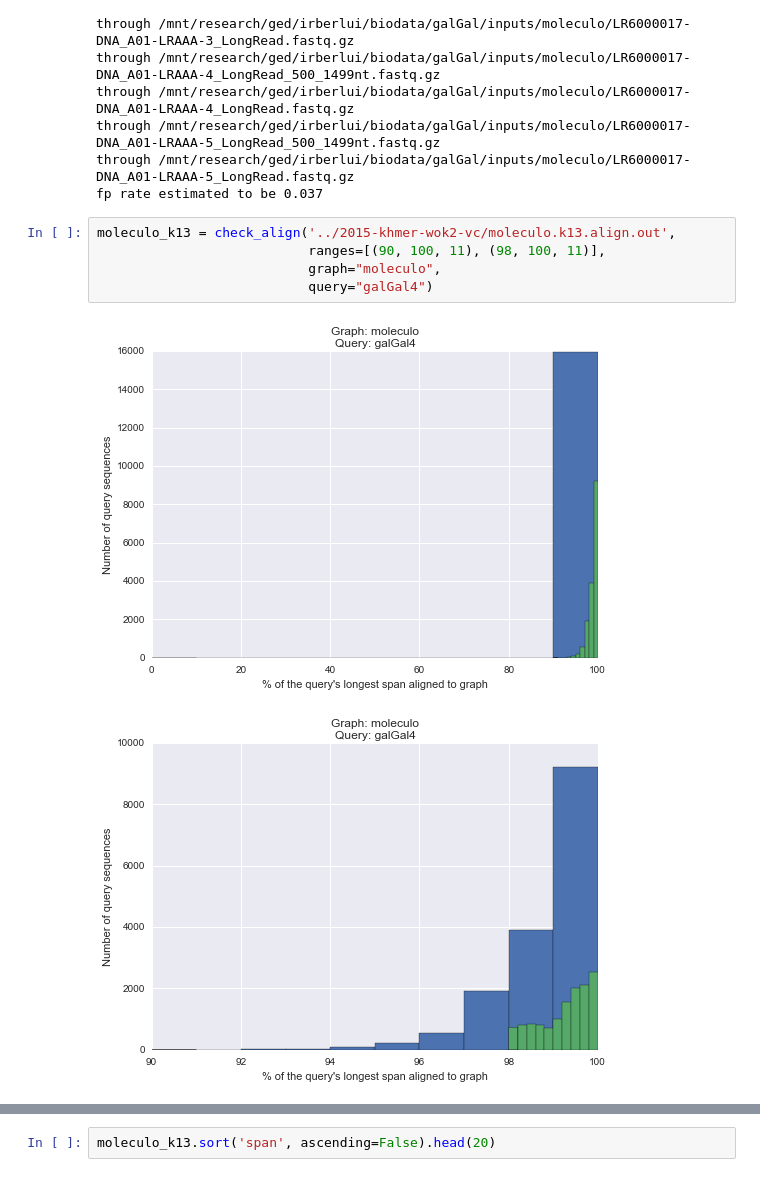
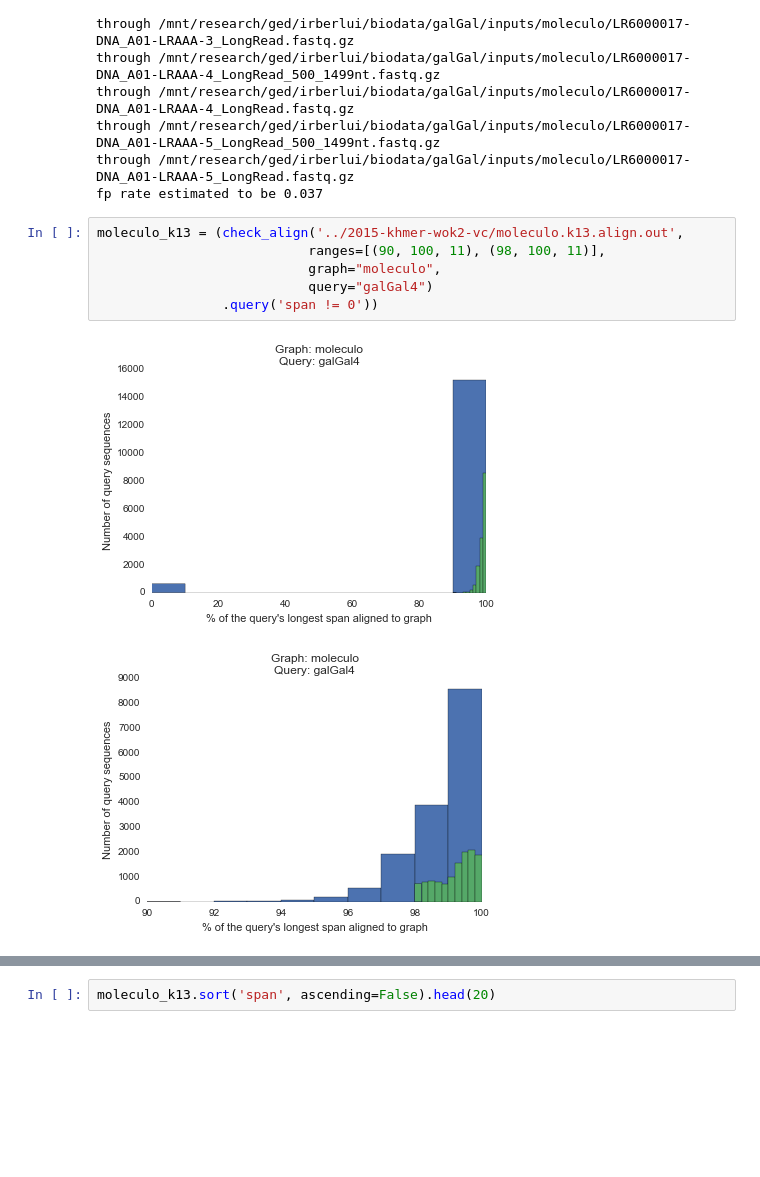
Before and after one commit to luizirber/2015-graphalign-longreads, a Jupyter notebook: notebooks/Exploration.ipynb, the cells around one changed output, grey strips where cells are left out. Cells and saved outputs as stored; diff of their text form; blank space fills up the shorter version.

```diff
--- a/notebooks/Exploration.ipynb
+++ b/notebooks/Exploration.ipynb
@@ -282,13 +295,14 @@ through /mnt/research/ged/irberlui/biodata/galGal/inputs/moleculo/LR6000017-DNA_
 through /mnt/research/ged/irberlui/biodata/galGal/inputs/moleculo/LR6000017-DNA_A01-LRAAA-5_LongRead.fastq.gz
 fp rate estimated to be 0.037
 # %%
-moleculo_k13 = check_align('../2015-khmer-wok2-vc/moleculo.k13.align.out',
+moleculo_k13 = (check_align('../2015-khmer-wok2-vc/moleculo.k13.align.out',
                            ranges=[(90, 100, 11), (98, 100, 11)],
                            graph="moleculo",
                            query="galGal4")
+                .query('span != 0'))
 # %% [output]
-[figure, old version]
+[figure, new version]
-[figure, old version]
+[figure, new version]
 # %%
 moleculo_k13[moleculo_k13['percent'] > 90].count()
 # %% [output]
```
Also changed, not shown: parts of 36 cells of this notebook.
